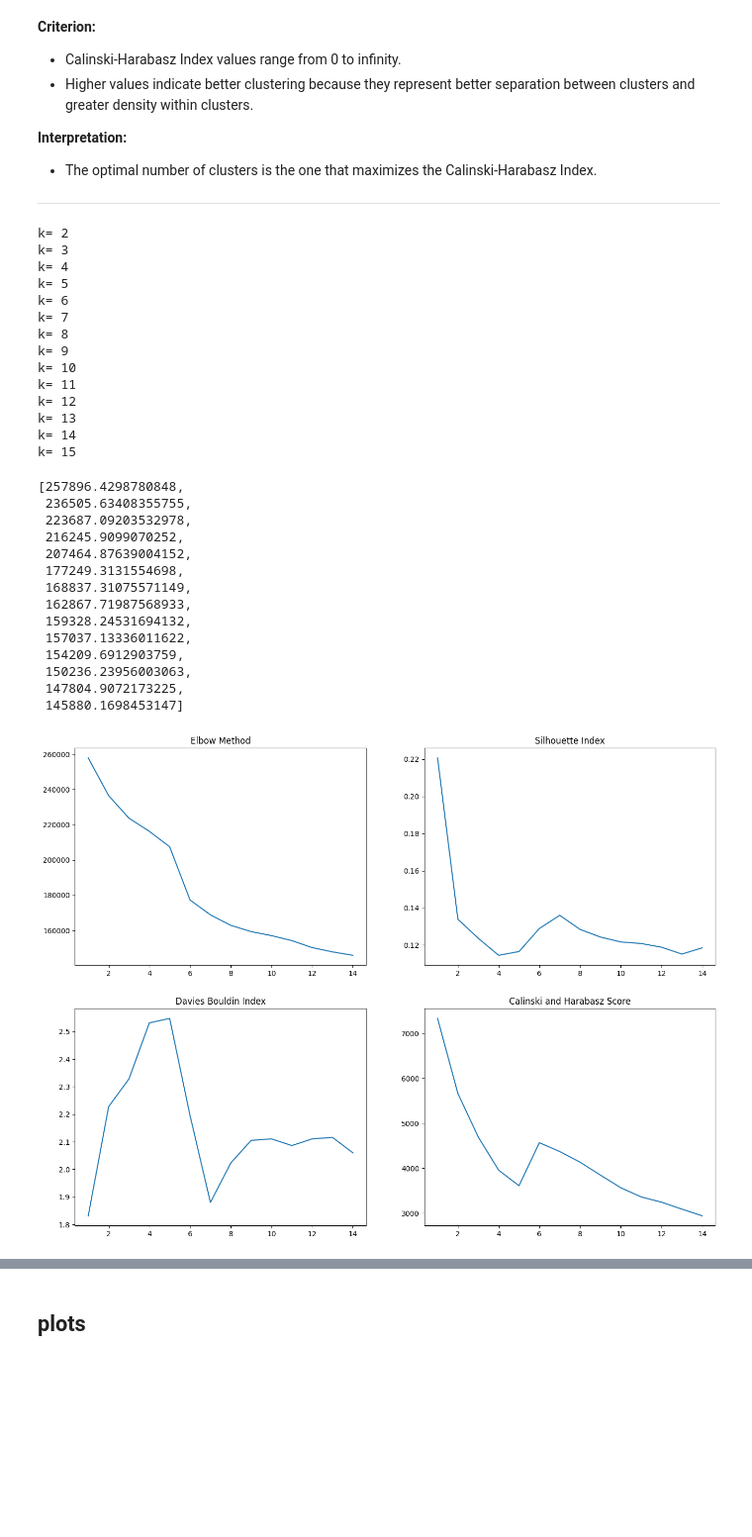
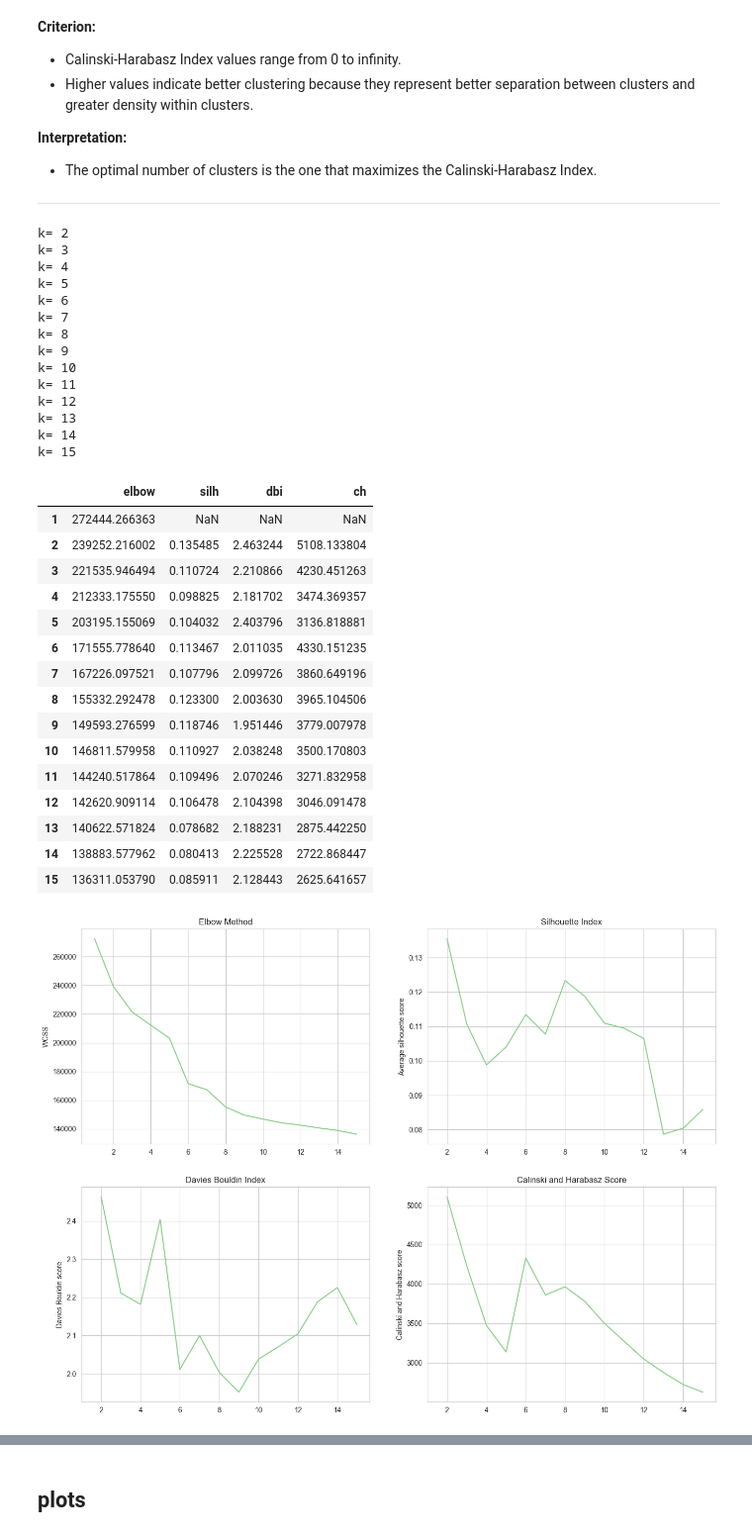
Before and after one commit to Staszek15/Data-Mining-Project, a Jupyter notebook: clustering/clustering1.ipynb, the cells around one changed output, grey strips where cells are left out. Shown at 99% size. Cells and saved outputs as stored; diff of their text form; code cells hidden in the pictures; blank space fills up the shorter version.

```diff
--- a/clustering/clustering1.ipynb
+++ b/clustering/clustering1.ipynb
@@ -23,8 +24,11 @@ train_org = pd.read_csv(Path('..','adults_data','adults_imputed_train_data.csv')
 # %%
 def one_hot_std(trainset,testset):
 
-    numerical_colnames = trainset.select_dtypes(include=['number']).columns
-    categorical_colnames = trainset.select_dtypes(include=['object']).columns
+    numerical_colnames = trainset.select_dtypes(include=['number']).columns.tolist()
+    categorical_colnames = trainset.select_dtypes(include=['object']).columns.tolist()
+
+    #treat income as categorical
+    numerical_colnames.remove('income')
 
     preprocessor = ColumnTransformer(
         transformers=[
@@ -100,14 +151,28 @@ test_ohs.to_csv(Path('..','adults_data','adults_ohs_test'), index=False)
 - The optimal number of clusters is the one that maximizes the Calinski-Harabasz Index.
 
 ---
+# %%
+sns.set_style('whitegrid')
+sns.set_palette('pastel')
+palette = sns.color_palette("Greens", n_colors=8)
+plt.rcParams['figure.figsize'] = (6,4)
+plt.rcParams['axes.prop_cycle'] = plt.cycler(color=[palette[3]])
 # %%
-def get_optimal_K(df, k_max):
+def get_optimal_K(df, k_max, set):
 
     wcss = []
     silhouette_scores = []
     db_scores = []
     ch_scores = []
     #ar_scores = []
+
+    # for k = 1
+    kmeans = KMeans(n_clusters=1, max_iter=5000, random_state=42)
+    kmeans.fit_predict(df)
+    wcss.append(kmeans.inertia_)
+    silhouette_scores.append(None)
+    db_scores.append(None)
+    ch_scores.append(None)
 
     for k in range(2, k_max+1):
         print("k=",str(k))
@@ -132,47 +197,57 @@ def get_optimal_K(df, k_max):
     fig, axes = plt.subplots(2,2, figsize=(16,12))
     axes[0,0].plot(measures.index, measures['elbow'])
     axes[0,0].set_title("Elbow Method")
+    axes[0,0].set_ylabel('WCSS')
     axes[0,1].plot(measures.index, measures['silh'])
     axes[0,1].set_title("Silhouette Index")
+    axes[0,1].set_xlim(1,)
+    axes[0,1].set_ylabel('Average silhouette score')
     axes[1,0].plot(measures.index, measures['dbi'])
     axes[1,0].set_title("Davies Bouldin Index")
+    axes[1,0].set_xlim(1,)
+    axes[1,0].set_ylabel('Davies Bouldin score')
     axes[1,1].plot(measures.index, measures['ch'])
     axes[1,1].set_title("Calinski and Harabasz Score")
-    """axes[4].plot(measures.index, measures['dbi'])
-    axes[4].set_title("Rand Score")"""
+    axes[1,1].set_xlim(1,)
+    axes[1,1].set_ylabel('Calinski and Harabasz score')
 
-    measures.to_csv(Path('..','adults_data','K-means_measures.csv'))
-    return wcss
+    plt.savefig(Path('..','plots',f'K-means_ohs_{set}.pdf'))
+
+    measures.to_csv(Path('..','adults_data',f'K-means_measures_ohs_{set}.csv'))
+
+    return measures
 # %%
-get_optimal_K(train_ohs, 15)
+get_optimal_K(train_ohs, 15, 'test')
 # %% [output]
 k= 2
 k= 3
 k= 4
 k= 5
 k= 6
 k= 7
 k= 8
 k= 9
 k= 10
 k= 11
 k= 12
 k= 13
 k= 14
 k= 15
-[257896.4298780848,
- 236505.63408355755,
- 223687.09203532978,
- 216245.9099070252,
- 207464.87639004152,
- 177249.3131554698,
- 168837.31075571149,
- 162867.71987568933,
- 159328.24531694132,
- 157037.13336011622,
- 154209.6912903759,
- 150236.23956003063,
- 147804.9072173225,
- 145880.1698453147]
+|  | elbow | silh | dbi | ch |
+| 1 | 272444.266363 | NaN | NaN | NaN |
+| 2 | 239252.216002 | 0.135485 | 2.463244 | 5108.133804 |
+| 3 | 221535.946494 | 0.110724 | 2.210866 | 4230.451263 |
+| 4 | 212333.175550 | 0.098825 | 2.181702 | 3474.369357 |
+| 5 | 203195.155069 | 0.104032 | 2.403796 | 3136.818881 |
+| 6 | 171555.778640 | 0.113467 | 2.011035 | 4330.151235 |
+| 7 | 167226.097521 | 0.107796 | 2.099726 | 3860.649196 |
+| 8 | 155332.292478 | 0.123300 | 2.003630 | 3965.104506 |
+| 9 | 149593.276599 | 0.118746 | 1.951446 | 3779.007978 |
+| 10 | 146811.579958 | 0.110927 | 2.038248 | 3500.170803 |
+| 11 | 144240.517864 | 0.109496 | 2.070246 | 3271.832958 |
+| 12 | 142620.909114 | 0.106478 | 2.104398 | 3046.091478 |
+| 13 | 140622.571824 | 0.078682 | 2.188231 | 2875.442250 |
+| 14 | 138883.577962 | 0.080413 | 2.225528 | 2722.868447 |
+| 15 | 136311.053790 | 0.085911 | 2.128443 | 2625.641657 |
-[figure, old version]
+[figure, new version]
 # %% [markdown]
```
Also changed, not shown: parts of 24 cells of this notebook, 49 other files.
